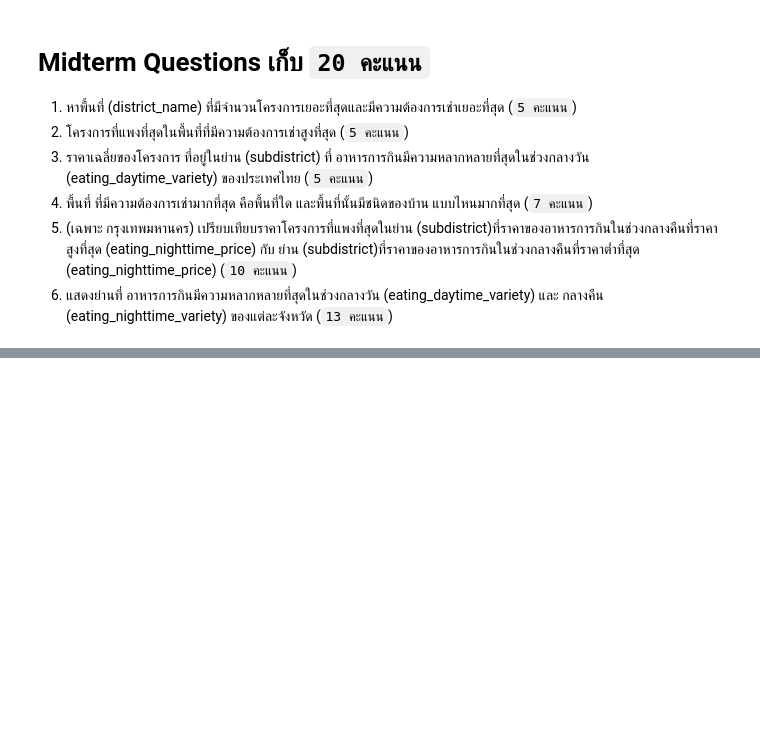
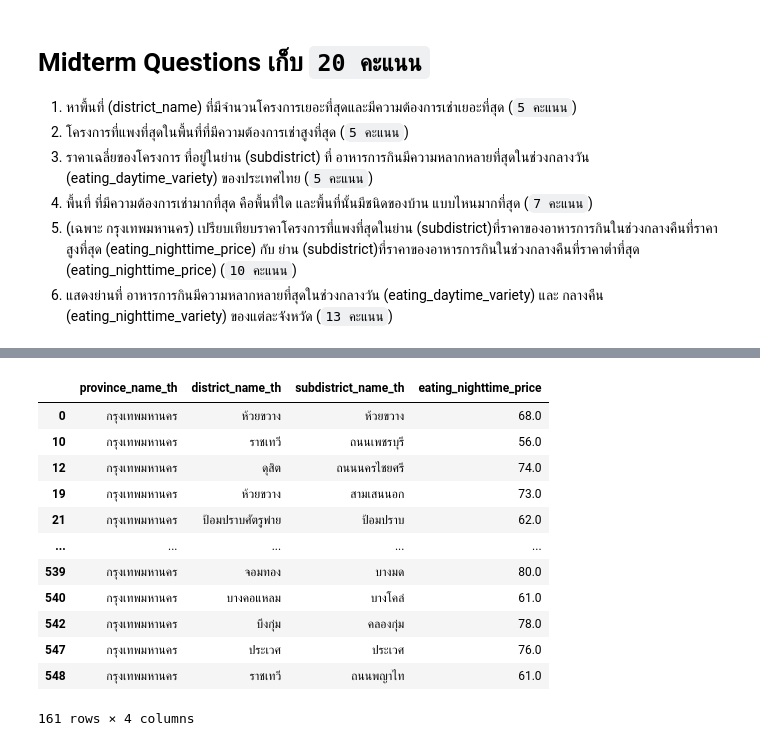
Before and after one commit to Momocute/BasicProg_DataViz65, a Jupyter notebook: midterm65.ipynb, the cells around one changed output, grey strips where cells are left out. Cells and saved outputs as stored; diff of their text form; code cells hidden in the pictures; blank space fills up the shorter version.

```diff
--- a/midterm65.ipynb
+++ b/midterm65.ipynb
@@ -224,0 +400,17 @@ BB = eat.(groupby)
+# %%
+dek = eat[eat['province_name_th']=='กรุงเทพมหานคร'][['province_name_th','district_name_th','subdistrict_name_th','eating_nighttime_price']]
+dek
+# %% [output]
+|  | province_name_th | district_name_th | subdistrict_name_th | eating_nighttime_price |
+| 0 | กรุงเทพมหานคร | ห้วยขวาง | ห้วยขวาง | 68.0 |
+| 10 | กรุงเทพมหานคร | ราชเทวี | ถนนเพชรบุรี | 56.0 |
+| 12 | กรุงเทพมหานคร | ดุสิต | ถนนนครไชยศรี | 74.0 |
+| 19 | กรุงเทพมหานคร | ห้วยขวาง | สามเสนนอก | 73.0 |
+| 21 | กรุงเทพมหานคร | ป้อมปราบศัตรูพ่าย | ป้อมปราบ | 62.0 |
+| ... | ... | ... | ... | ... |
+| 539 | กรุงเทพมหานคร | จอมทอง | บางมด | 80.0 |
+| 540 | กรุงเทพมหานคร | บางคอแหลม | บางโคล่ | 61.0 |
+| 542 | กรุงเทพมหานคร | บึงกุ่ม | คลองกุ่ม | 78.0 |
+| 547 | กรุงเทพมหานคร | ประเวศ | ประเวศ | 76.0 |
+| 548 | กรุงเทพมหานคร | ราชเทวี | ถนนพญาไท | 61.0 |
+161 rows × 4 columns
```
Also changed, not shown: parts of 54 cells of this notebook.
